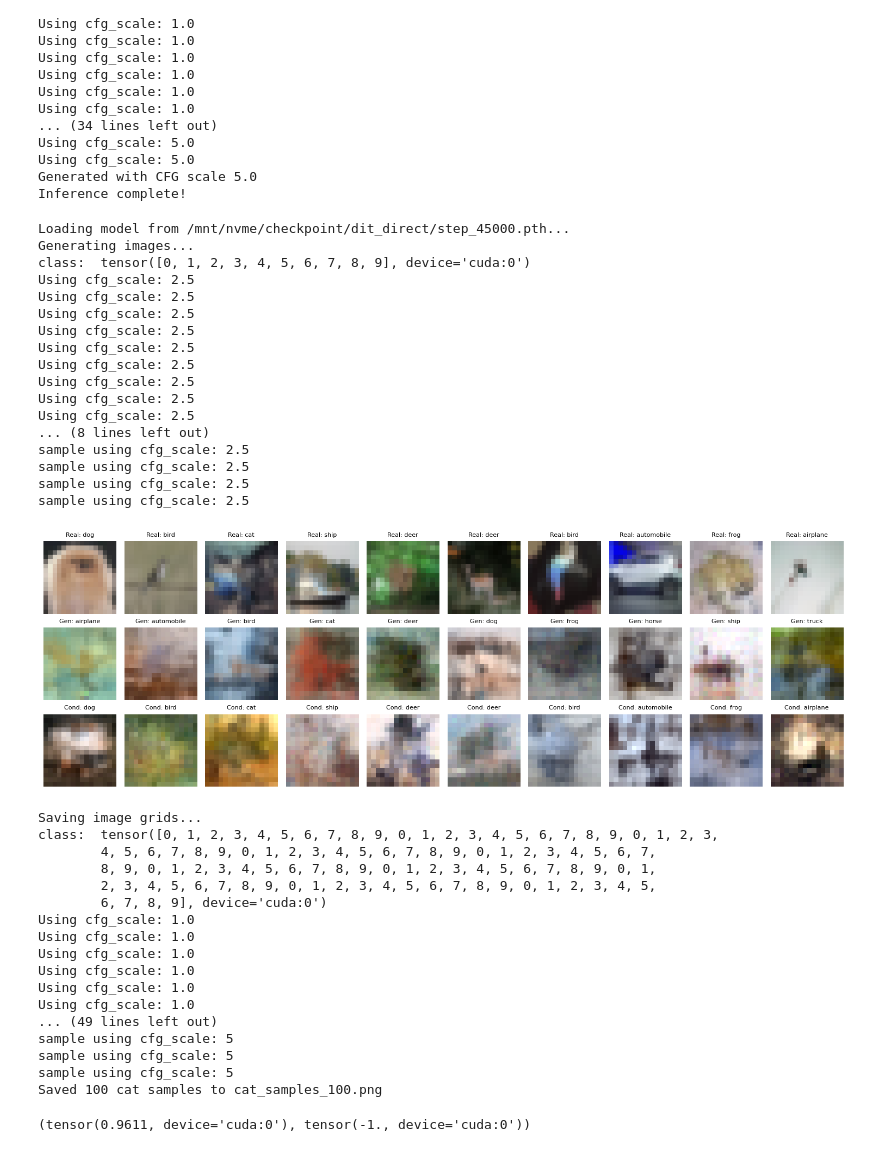
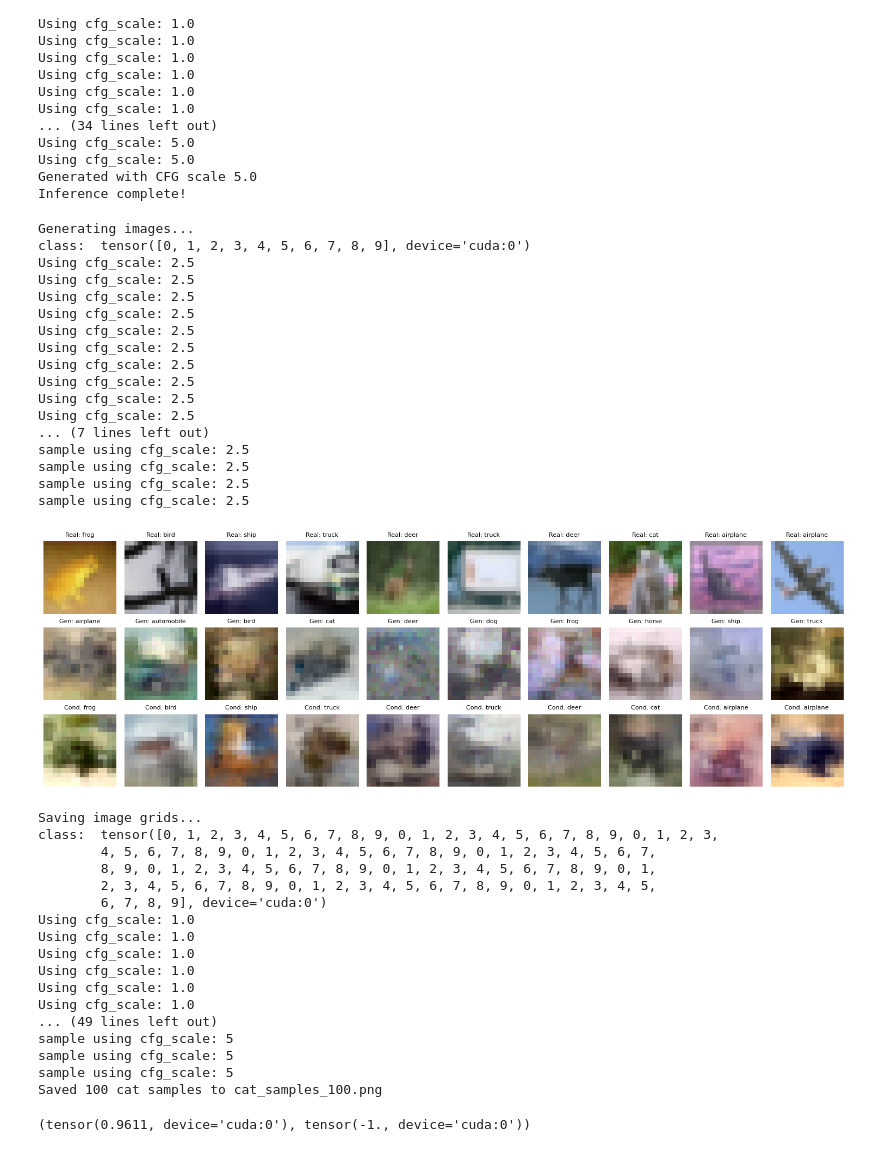
Before and after one commit to primepake/splitmeanflow, a Jupyter notebook: visualize.ipynb, the cells around one changed output. Drawn from its saved outputs; the diff is of its cells as text; code cells hidden in the pictures.

```diff
--- a/visualize.ipynb
+++ b/visualize.ipynb
@@ -344,9 +344,9 @@ sampler = RectifiedFlow(
 # def generate_and_compare(checkpoint_path, device='cuda'):
 # """Generate images and compare with real data"""
 
-# Load model
-print(f"Loading model from {checkpoint_path}...")
-model, sampler, config = load_model(checkpoint_path, device)
+# # Load model
+# print(f"Loading model from {checkpoint_path}...")
+# model, sampler, config = load_model(checkpoint_path, device)
 
 image_size = config['image_size']
 
@@ -448,36 +448,36 @@ cat_labels = torch.full((40,), cat_class_id, device=device)
 with torch.no_grad():
     cat_samples = sampler.sample(
         class_labels=cat_labels,
         cfg_scale=5,
         sample_steps=10
     )
 
 
 cat_grid = make_grid(cat_samples, nrow=10, normalize=True, value_range=(-1, 1))
 save_image(cat_grid, 'cat_samples_100.png')
 print("Saved 100 cat samples to cat_samples_100.png")
 
 # if __name__ == "__main__":
     # Specify your checkpoint path
 # %% [output]
-Loading model from /mnt/nvme/checkpoint/dit_direct/step_45000.pth...
 Generating images...
 class:  tensor([0, 1, 2, 3, 4, 5, 6, 7, 8, 9], device='cuda:0')
 Using cfg_scale: 2.5
 Using cfg_scale: 2.5
 Using cfg_scale: 2.5
 Using cfg_scale: 2.5
 Using cfg_scale: 2.5
 Using cfg_scale: 2.5
 Using cfg_scale: 2.5
 Using cfg_scale: 2.5
 Using cfg_scale: 2.5
-... (8 lines left out)
+Using cfg_scale: 2.5
+... (7 lines left out)
 sample using cfg_scale: 2.5
 sample using cfg_scale: 2.5
 sample using cfg_scale: 2.5
 sample using cfg_scale: 2.5
-[figure, old version]
+[figure, new version]
 Saving image grids...
 class:  tensor([0, 1, 2, 3, 4, 5, 6, 7, 8, 9, 0, 1, 2, 3, 4, 5, 6, 7, 8, 9, 0, 1, 2, 3,
         4, 5, 6, 7, 8, 9, 0, 1, 2, 3, 4, 5, 6, 7, 8, 9, 0, 1, 2, 3, 4, 5, 6, 7,
```
Also changed, not shown: parts of 2 cells of this notebook, 5 other files.
